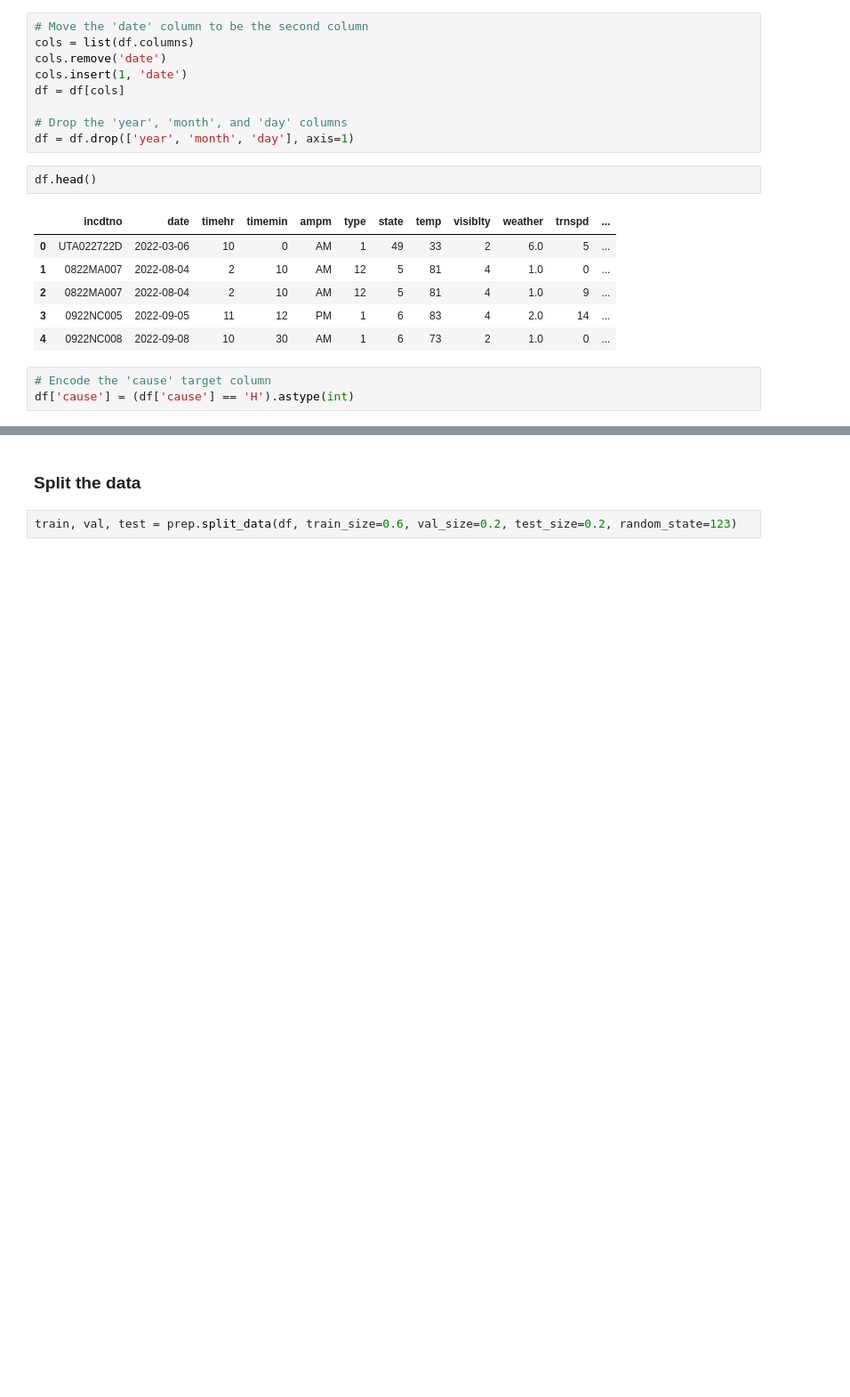
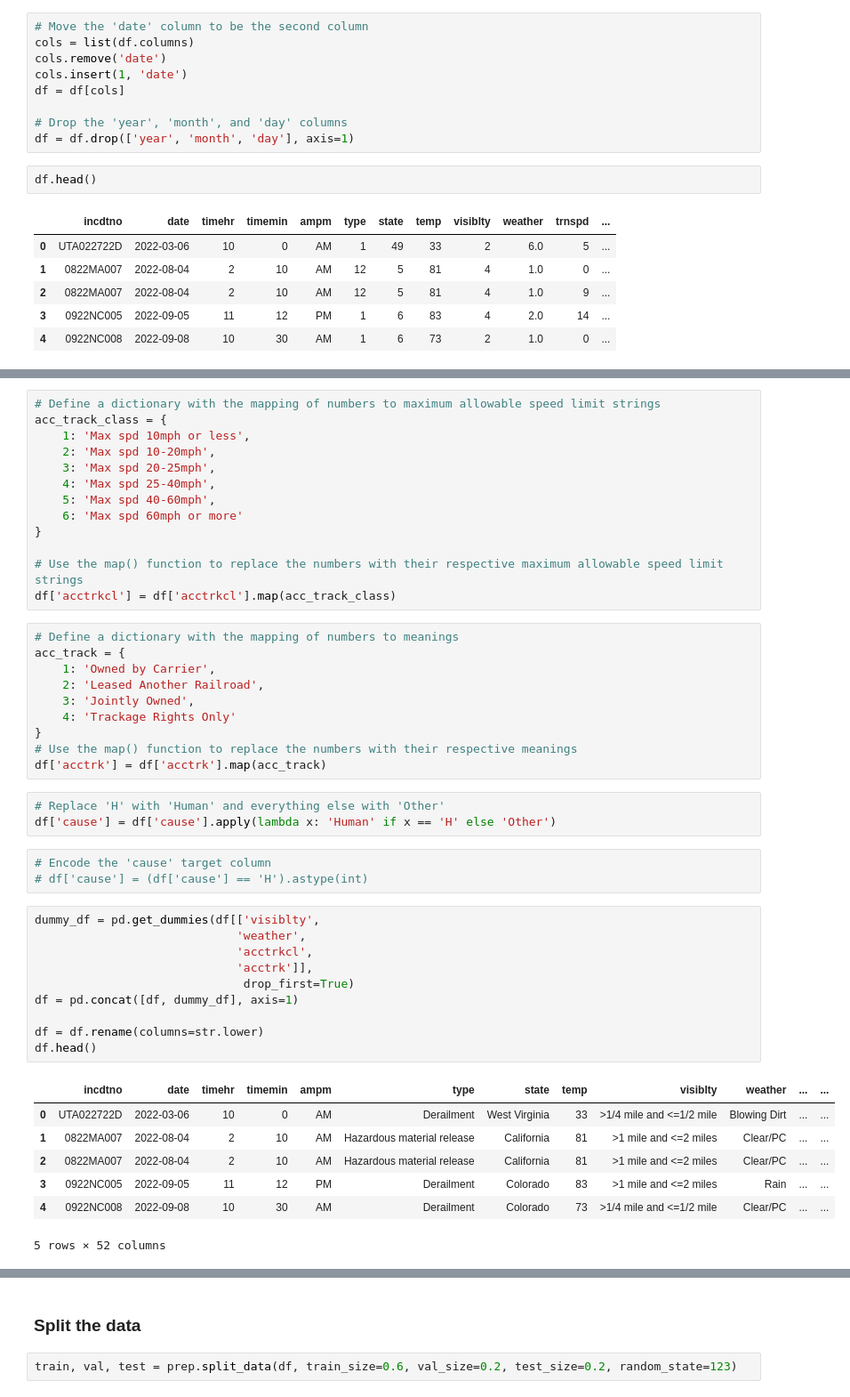
Before and after one commit to Brian-ONeil/project4_railroadaccidents_us, a Jupyter notebook: prepare.ipynb, the cells around one changed output, grey strips where cells are left out. Shown: that part at 89% size. Cells and saved outputs as stored; diff of their text form; blank space fills up the shorter version.

```diff
--- a/prepare.ipynb
+++ b/prepare.ipynb
@@ -177,6 +176,3 @@ df.head()
 | 2 | 0822MA007 | 2022-08-04 | 2 | 10 | AM | 12 | 5 | 81 | 4 | 1.0 | 9 | ... |
 | 3 | 0922NC005 | 2022-09-05 | 11 | 12 | PM | 1 | 6 | 83 | 4 | 2.0 | 14 | ... |
 | 4 | 0922NC008 | 2022-09-08 | 10 | 30 | AM | 1 | 6 | 73 | 2 | 1.0 | 0 | ... |
-# %%
-# Encode the 'cause' target column
-df['cause'] = (df['cause'] == 'H').astype(int)
@@ -191,0 +283,47 @@ df.head()
+# %%
+# Define a dictionary with the mapping of numbers to maximum allowable speed limit strings
+acc_track_class = {
+    1: 'Max spd 10mph or less',
+    2: 'Max spd 10-20mph',
+    3: 'Max spd 20-25mph',
+    4: 'Max spd 25-40mph',
+    5: 'Max spd 40-60mph',
+    6: 'Max spd 60mph or more'
+}
+
+# Use the map() function to replace the numbers with their respective maximum allowable speed limit strings
+df['acctrkcl'] = df['acctrkcl'].map(acc_track_class)
+# %%
+# Define a dictionary with the mapping of numbers to meanings
+acc_track = {
+    1: 'Owned by Carrier',
+    2: 'Leased Another Railroad',
+    3: 'Jointly Owned',
+    4: 'Trackage Rights Only'
+}
+# Use the map() function to replace the numbers with their respective meanings
+df['acctrk'] = df['acctrk'].map(acc_track)
+# %%
+# Replace 'H' with 'Human' and everything else with 'Other'
+df['cause'] = df['cause'].apply(lambda x: 'Human' if x == 'H' else 'Other')
+# %%
+# Encode the 'cause' target column
+# df['cause'] = (df['cause'] == 'H').astype(int)
+# %%
+dummy_df = pd.get_dummies(df[['visiblty',
+                             'weather',
+                             'acctrkcl',
+                             'acctrk']],
+                              drop_first=True)
+df = pd.concat([df, dummy_df], axis=1)
+
+df = df.rename(columns=str.lower)
+df.head()
+# %% [output]
+|  | incdtno | date | timehr | timemin | ampm | type | state | temp | visiblty | weather | ... | ... |
+| 0 | UTA022722D | 2022-03-06 | 10 | 0 | AM | Derailment | West Virginia | 33 | >1/4 mile and <=1/2 mile | Blowing Dirt | ... | ... |
+| 1 | 0822MA007 | 2022-08-04 | 2 | 10 | AM | Hazardous material release | California | 81 | >1 mile and <=2 miles | Clear/PC | ... | ... |
+| 2 | 0822MA007 | 2022-08-04 | 2 | 10 | AM | Hazardous material release | California | 81 | >1 mile and <=2 miles | Clear/PC | ... | ... |
+| 3 | 0922NC005 | 2022-09-05 | 11 | 12 | PM | Derailment | Colorado | 83 | >1 mile and <=2 miles | Rain | ... | ... |
+| 4 | 0922NC008 | 2022-09-08 | 10 | 30 | AM | Derailment | Colorado | 73 | >1/4 mile and <=1/2 mile | Clear/PC | ... | ... |
+5 rows × 52 columns
```
Also changed, not shown: parts of 11 cells of this notebook, 4 other files.
